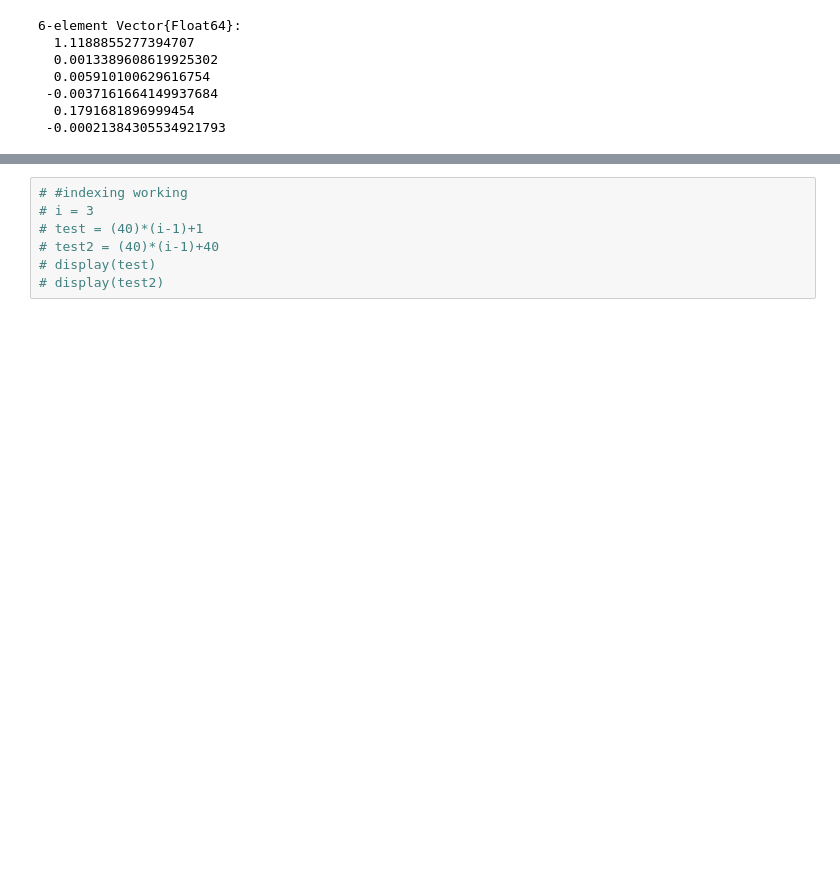
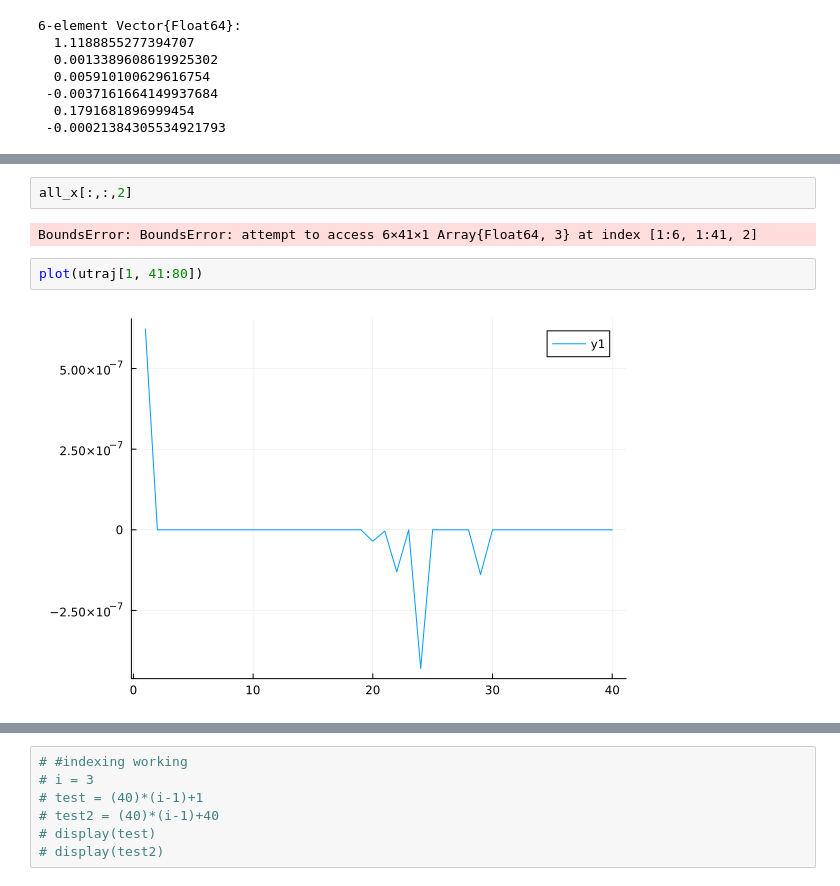
Before and after one commit to vegaf1/convex_mpc_stationkeeping, a Jupyter notebook: simulation_test.ipynb, the cells around one changed output, grey strips where cells are left out. Cells and saved outputs as stored; diff of their text form; blank space fills up the shorter version.

```diff
--- a/simulation_test.ipynb
+++ b/simulation_test.ipynb
@@ -284,0 +278,8 @@ true
+# %%
+all_x[:,:,2]
+# %% [output]
+BoundsError: BoundsError: attempt to access 6×41×1 Array{Float64, 3} at index [1:6, 1:41, 2]
+# %%
+plot(utraj[1, 41:80])
+# %% [output]
+[figure, added]
```
Also changed, not shown: parts of 12 cells of this notebook.
